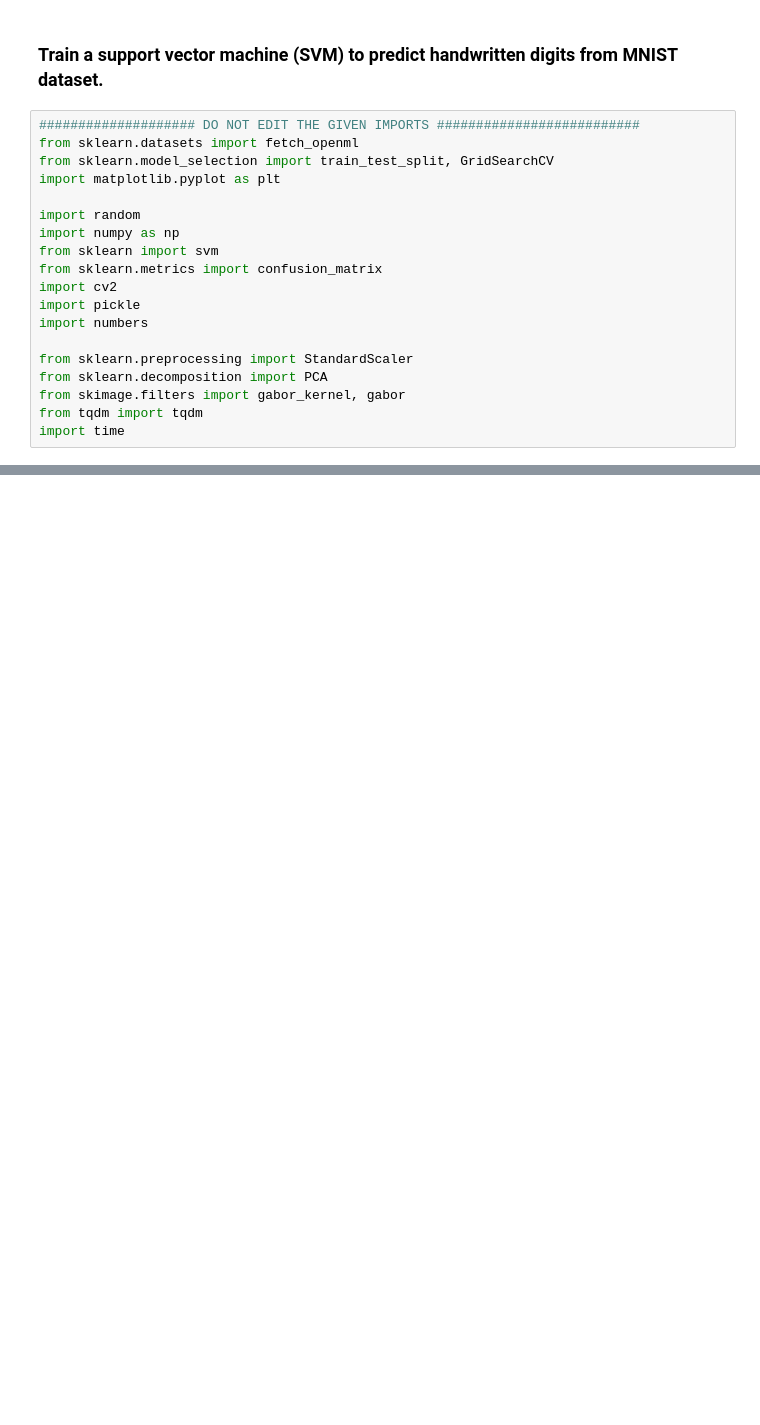
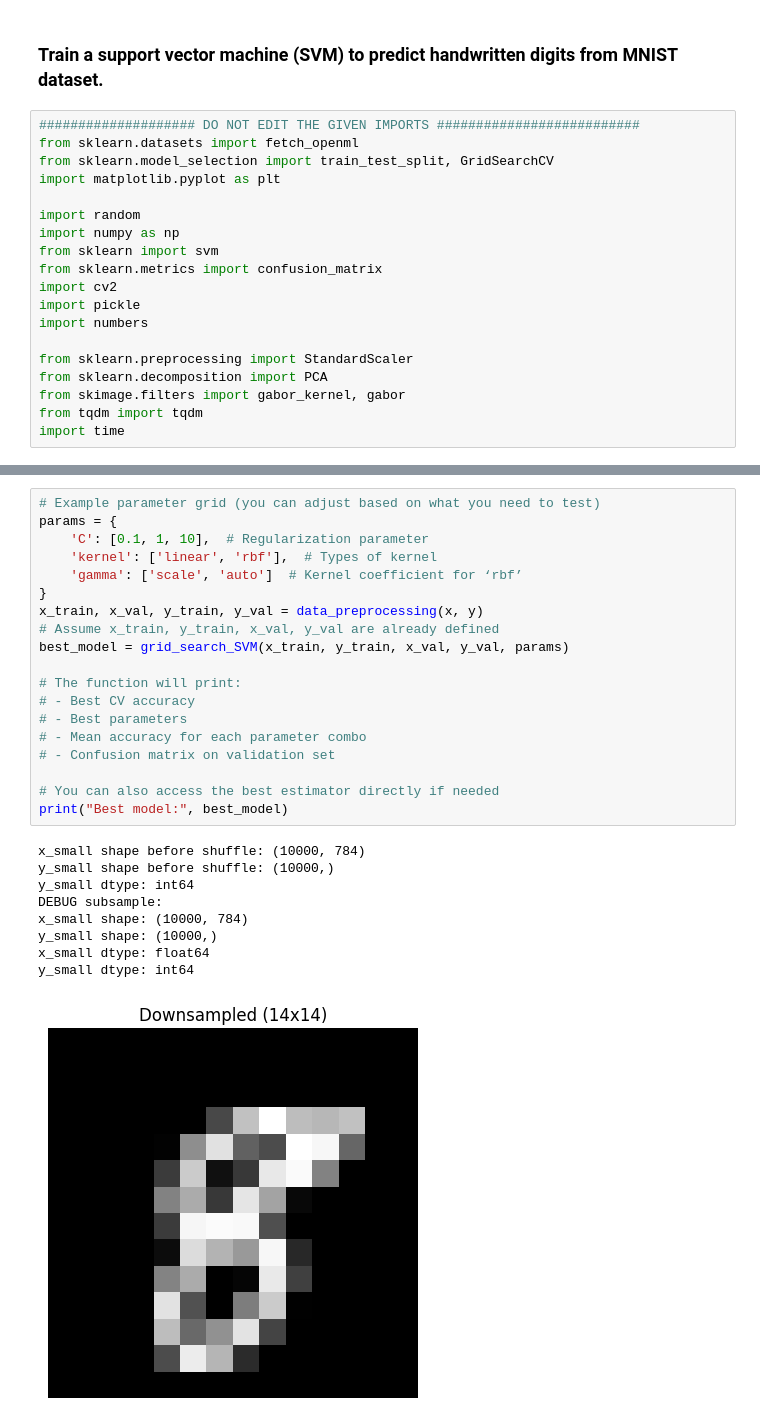
Before and after one commit to anytaaly/SVM-Predict-HANDWritten-Digits, a Jupyter notebook: SVM_Predict_HANDWritten_Digits.ipynb, the cells around one changed output, grey strips where cells are left out. Saved outputs shown, nothing was run; the diff lists cells and outputs as text; blank space fills up the shorter version.

```diff
--- a/SVM_Predict_HANDWritten_Digits.ipynb
+++ b/SVM_Predict_HANDWritten_Digits.ipynb
@@ -137,0 +383,29 @@ get_data();
+# %%
+# Example parameter grid (you can adjust based on what you need to test)
+params = {
+    'C': [0.1, 1, 10],  # Regularization parameter
+    'kernel': ['linear', 'rbf'],  # Types of kernel
+    'gamma': ['scale', 'auto']  # Kernel coefficient for ‘rbf’
+}
+x_train, x_val, y_train, y_val = data_preprocessing(x, y)
+# Assume x_train, y_train, x_val, y_val are already defined
+best_model = grid_search_SVM(x_train, y_train, x_val, y_val, params)
+
+# The function will print:
+# - Best CV accuracy
+# - Best parameters
+# - Mean accuracy for each parameter combo
+# - Confusion matrix on validation set
+
+# You can also access the best estimator directly if needed
+print("Best model:", best_model)
+# %% [output]
+x_small shape before shuffle: (10000, 784)
+y_small shape before shuffle: (10000,)
+y_small dtype: int64
+DEBUG subsample:
+x_small shape: (10000, 784)
+y_small shape: (10000,)
+x_small dtype: float64
+y_small dtype: int64
+[figure, added]
```
Also changed, not shown: parts of 16 cells of this notebook.
